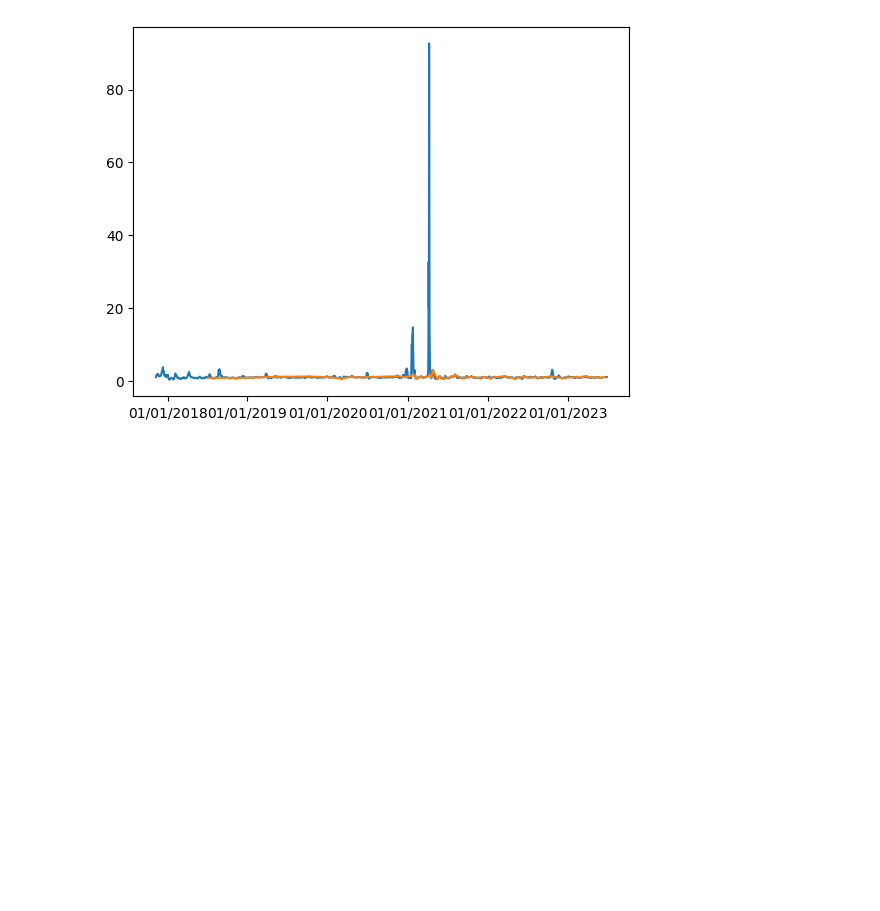
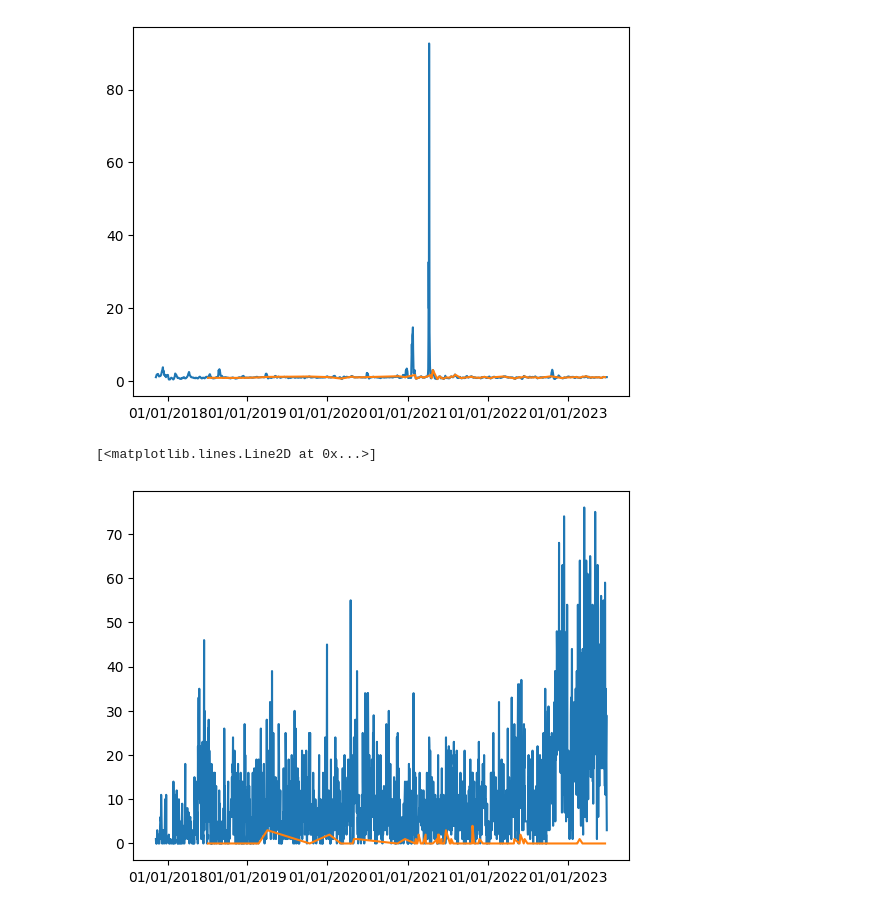
Before and after one commit to alphaname007/BigDataBandits, a Jupyter notebook: Abstract.ipynb, the cells around one changed output. Saved outputs shown, nothing was run; the diff lists cells and outputs as text; code cells hidden in the pictures; blank space fills up the shorter version.

```diff
--- a/Abstract.ipynb
+++ b/Abstract.ipynb
@@ -63,3 +63,14 @@ plt.plot(influences2['date'], influences2['trend'])
 # %% [output]
 [<matplotlib.lines.Line2D at 0x...>]
 [figure]
+# %%
+import matplotlib.pyplot as plt
+import matplotlib.dates as mdates
+
+plt.gca().xaxis.set_major_formatter(mdates.DateFormatter('%m/%d/%Y'))
+
+plt.plot(influences1['date'], influences1['count_posts'])
+plt.plot(influences2['date'], influences2['count_posts'])
+# %% [output]
+[<matplotlib.lines.Line2D at 0x...>]
+[figure, added]
```
Also changed, not shown: parts of 1 cell of this notebook.
